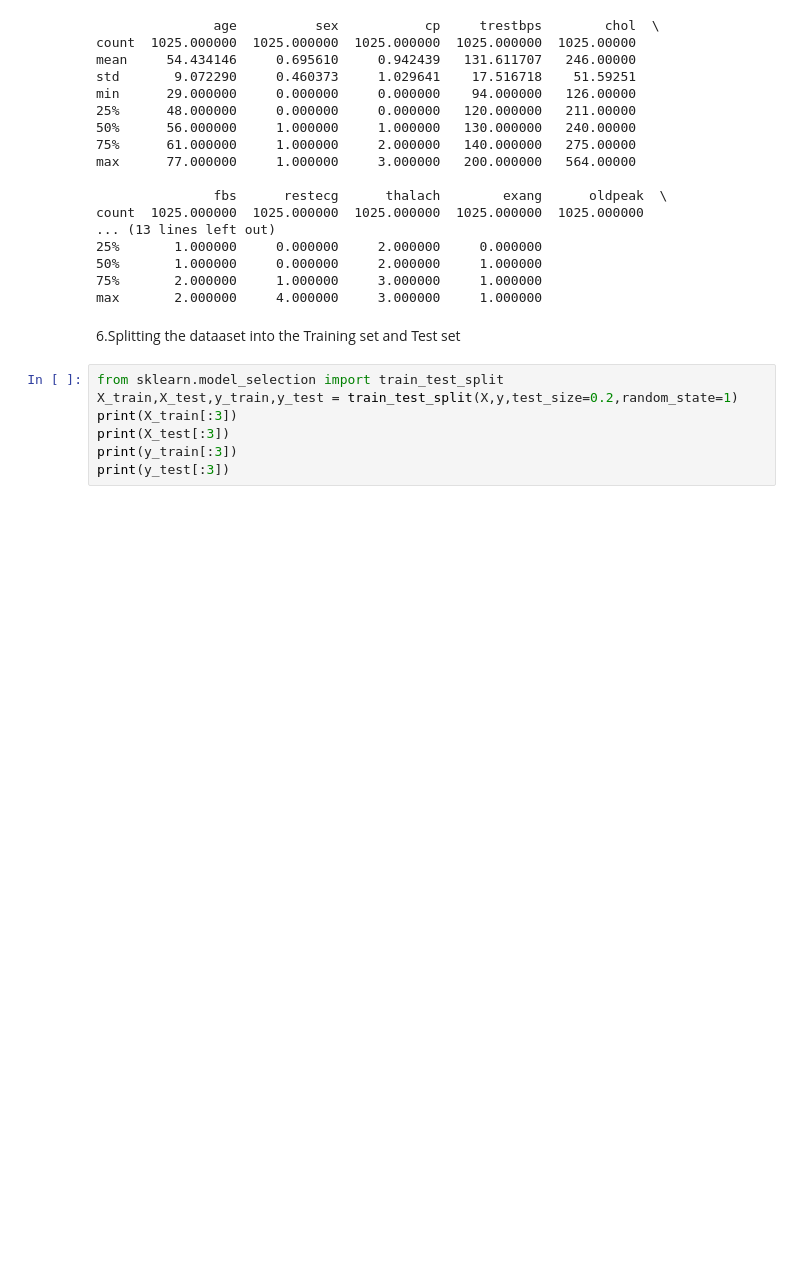
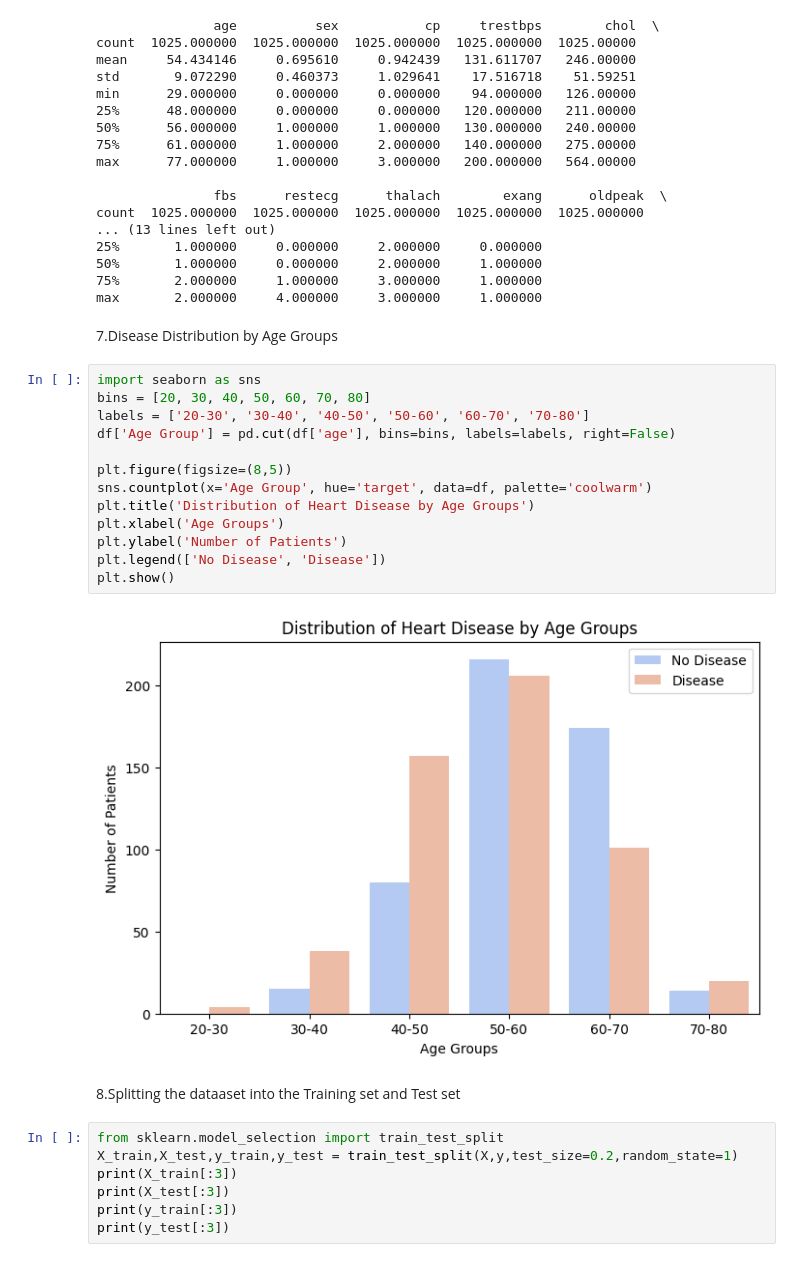
Before and after one commit to EMR3758/Heart-Disease.csv, a Jupyter notebook: dataset.ipynb, the cells around one changed output. Drawn from its saved outputs; the diff is of its cells as text; blank space fills up the shorter version.

```diff
--- a/dataset.ipynb
+++ b/dataset.ipynb
@@ -105,8 +120,25 @@ count  1025.000000  1025.000000  1025.000000  1025.000000  1025.000000
 50%       1.000000     0.000000     2.000000     1.000000
 75%       2.000000     1.000000     3.000000     1.000000
 max       2.000000     4.000000     3.000000     1.000000
+# %% [markdown]
+7.Disease Distribution by Age Groups
+# %%
+import seaborn as sns
+bins = [20, 30, 40, 50, 60, 70, 80]
+labels = ['20-30', '30-40', '40-50', '50-60', '60-70', '70-80']
+df['Age Group'] = pd.cut(df['age'], bins=bins, labels=labels, right=False)
+
+plt.figure(figsize=(8,5))
+sns.countplot(x='Age Group', hue='target', data=df, palette='coolwarm')
+plt.title('Distribution of Heart Disease by Age Groups')
+plt.xlabel('Age Groups')
+plt.ylabel('Number of Patients')
+plt.legend(['No Disease', 'Disease'])
+plt.show()
+# %% [output]
+[figure, added]
 # %% [markdown]
-6.Splitting the dataaset into the Training set and Test set
+8.Splitting the dataaset into the Training set and Test set
 # %%
 from sklearn.model_selection import train_test_split
 X_train,X_test,y_train,y_test = train_test_split(X,y,test_size=0.2,random_state=1)
```
Also changed, not shown: parts of 5 cells of this notebook.
